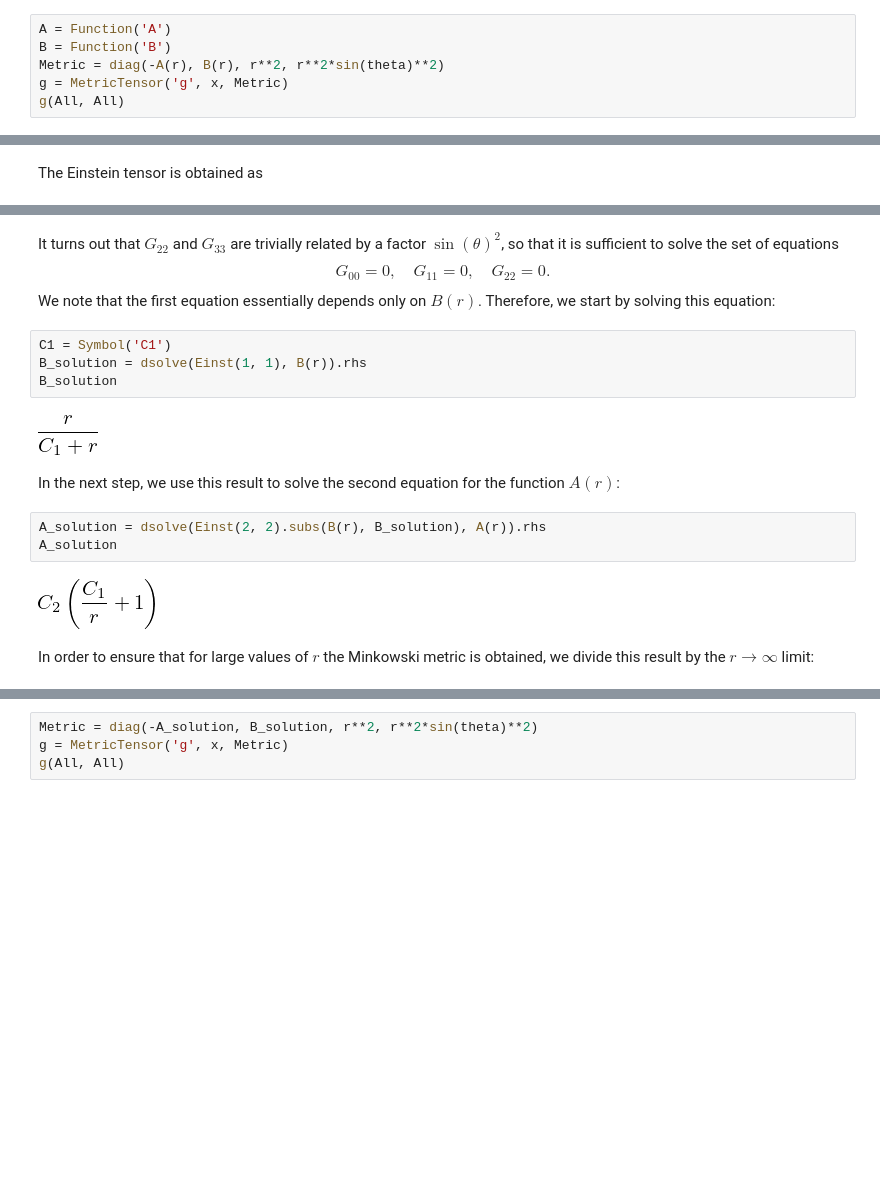
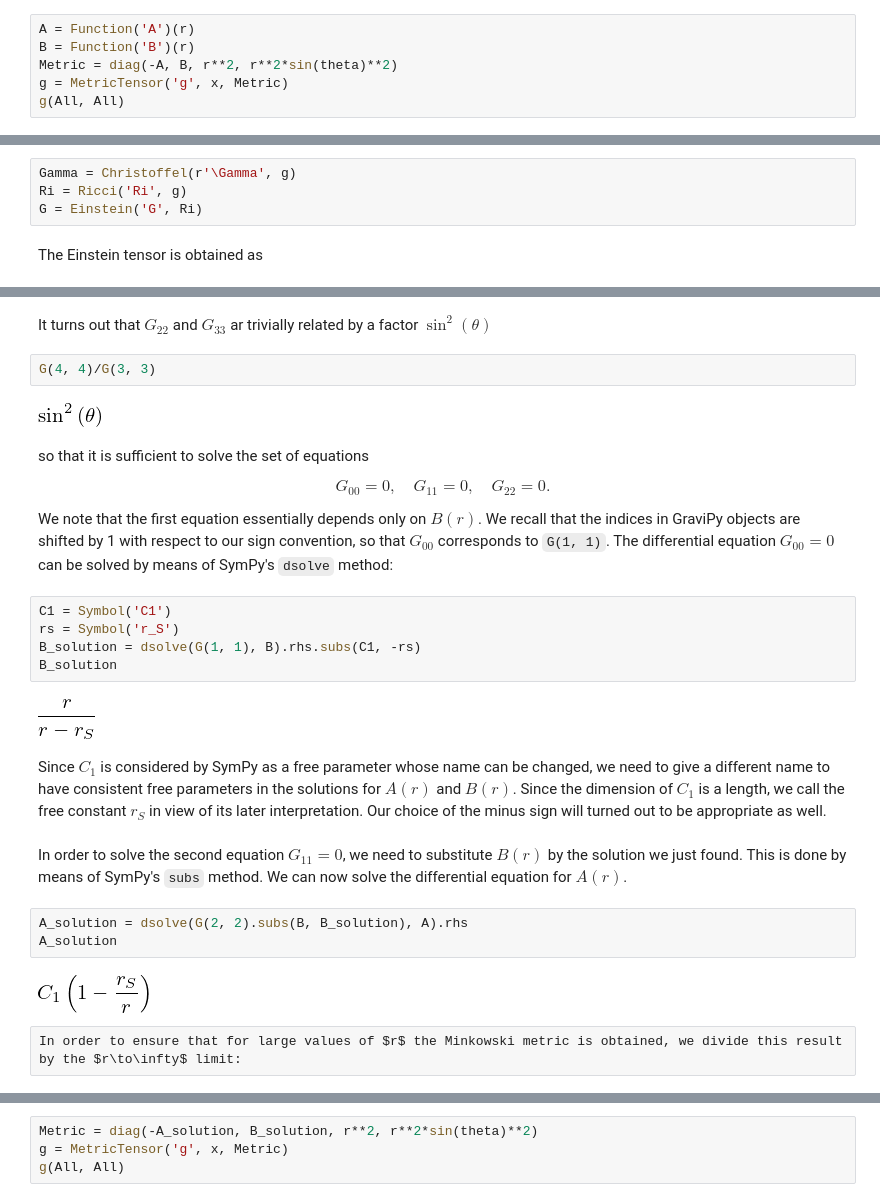
Before and after one commit to marcinofulus/jupyter4edu, a Jupyter notebook: augsburg/notebooks/generalrelativity/SchwarzschildMetric.ipynb, the cells around one changed output, grey strips where cells are left out. Saved outputs shown, nothing was run; the diff lists cells and outputs as text; blank space fills up the shorter version.

```diff
--- a/augsburg/notebooks/generalrelativity/SchwarzschildMetric.ipynb
+++ b/augsburg/notebooks/generalrelativity/SchwarzschildMetric.ipynb
@@ -21,7 +26,7 @@ where we need to determine the functions $\alpha$ and $\beta$ as a function of t
 # %%
-A = Function('A')
-B = Function('B')
-Metric = diag(-A(r), B(r), r**2, r**2*sin(theta)**2)
+A = Function('A')(r)
+B = Function('B')(r)
+Metric = diag(-A, B, r**2, r**2*sin(theta)**2)
 g = MetricTensor('g', x, Metric)
 g(All, All)
 # %% [output]
@@ -37,3 +46,7 @@ Einst = Einstein('Einst', Ric)
+# %%
+Gamma = Christoffel(r'\Gamma', g)
+Ri = Ricci('Ri', g)
+G = Einstein('G', Ri)
 # %% [markdown]
 The Einstein tensor is obtained as
 # %%
@@ -41,25 +54,35 @@ Einst(All, All)
 # %% [output]
 [figure]
+# %% [markdown]
+It turns out that $G_{22}$ and $G_{33}$ ar trivially related by a factor $\sin^2(\theta)$
+# %%
+G(4, 4)/G(3, 3)
+# %% [output]
+[figure, added]
 # %% [markdown]
-It turns out that $G_{22}$ and $G_{33}$ are trivially related by a factor $\sin(\theta)^2$, so that it is sufficient to
-solve the set of equations
+so that it is sufficient to solve the set of equations
+
 $$G_{00}=0,\quad G_{11}=0,\quad G_{22}=0.$$
-We note that the first equation essentially depends only on $B(r)$. Therefore, we start by solving this equation:
+
+We note that the first equation essentially depends only on $B(r)$. We recall that the indices in GraviPy objects are shifted by 1 with respect to our sign convention, so that $G_{00}$ corresponds to `G(1, 1)`. The differential equation $G_{00}=0$ can be solved by means of SymPy's `dsolve` method:
 # %%
 C1 = Symbol('C1')
-B_solution = dsolve(Einst(1, 1), B(r)).rhs
+rs = Symbol('r_S')
+B_solution = dsolve(G(1, 1), B).rhs.subs(C1, -rs)
 B_solution
 # %% [output]
-[figure, old version]
+[figure, new version]
-# %% [markdown]
-In the next step, we use this result to solve the second equation for the function $A(r)$:
+# %% [markdown]
+Since $C_1$ is considered by SymPy as a free parameter whose name can be changed, we need to give a different name to have consistent free parameters in the solutions for $A(r)$ and $B(r)$. Since the dimension of $C_1$ is a length, we call the free constant $r_S$ in view of its later interpretation. Our choice of the minus sign will turned out to be appropriate as well.
+# %% [markdown]
+In order to solve the second equation $G_{11}=0$, we need to substitute $B(r)$ by the solution we just found. This is done by means of SymPy's `subs` method. We can now solve the differential equation for $A(r)$.
 # %%
-A_solution = dsolve(Einst(2, 2).subs(B(r), B_solution), A(r)).rhs
+A_solution = dsolve(G(2, 2).subs(B, B_solution), A).rhs
 A_solution
 # %% [output]
-[figure, old version]
+[figure, new version]
-# %% [markdown]
-In order to ensure that for large values of $r$ the Minkowski metric is obtained, we divide this result by the $r\to\infty$ limit:
+# %% [raw]
+In order to ensure that for large values of $r$ the Minkowski metric is obtained, we divide this result by the $r\to\infty$ limit:
 # %%
 A_solution = A_solution/limit(A_solution, r, oo)
 A_solution
```
Also changed, not shown: parts of 21 cells of this notebook.
